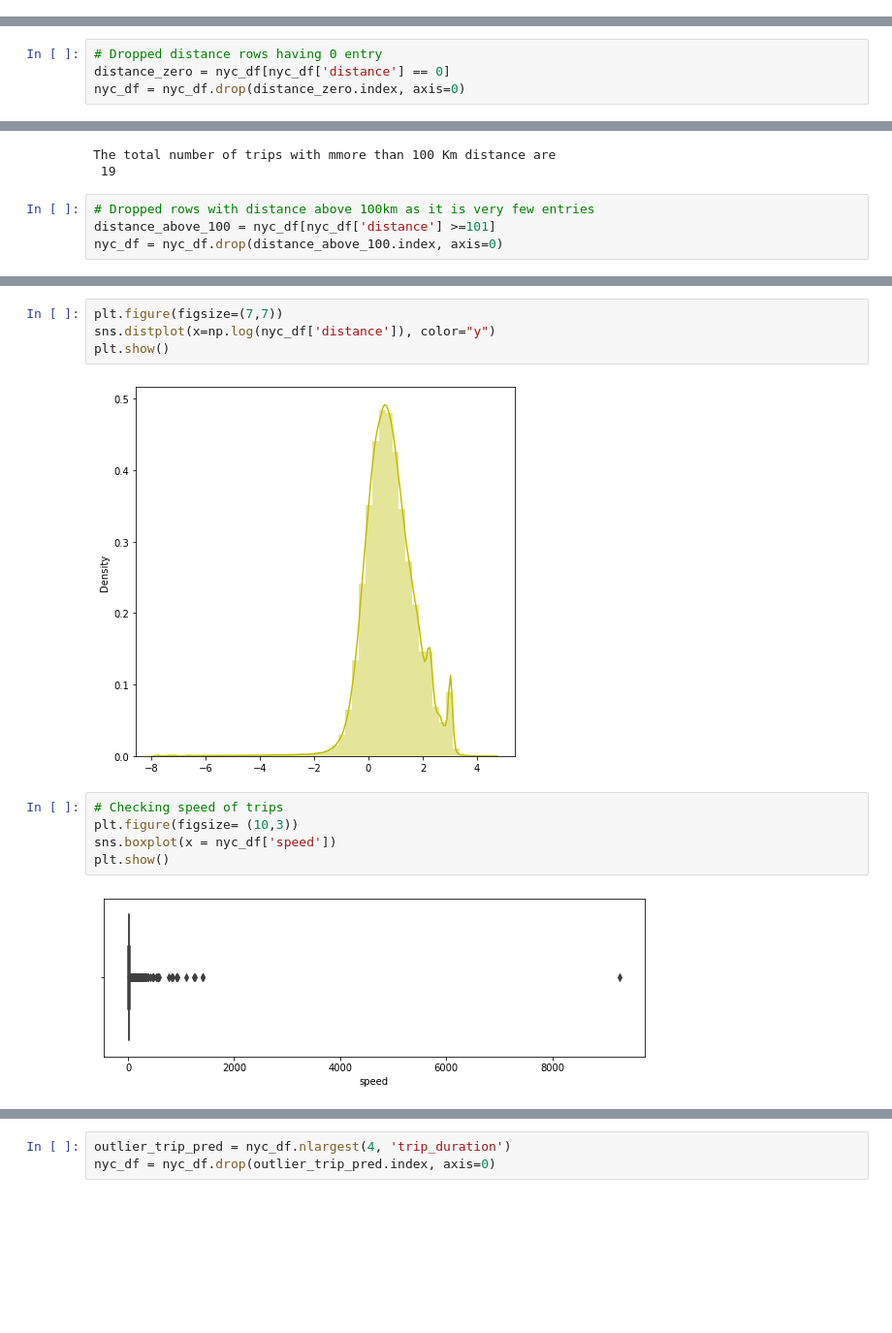
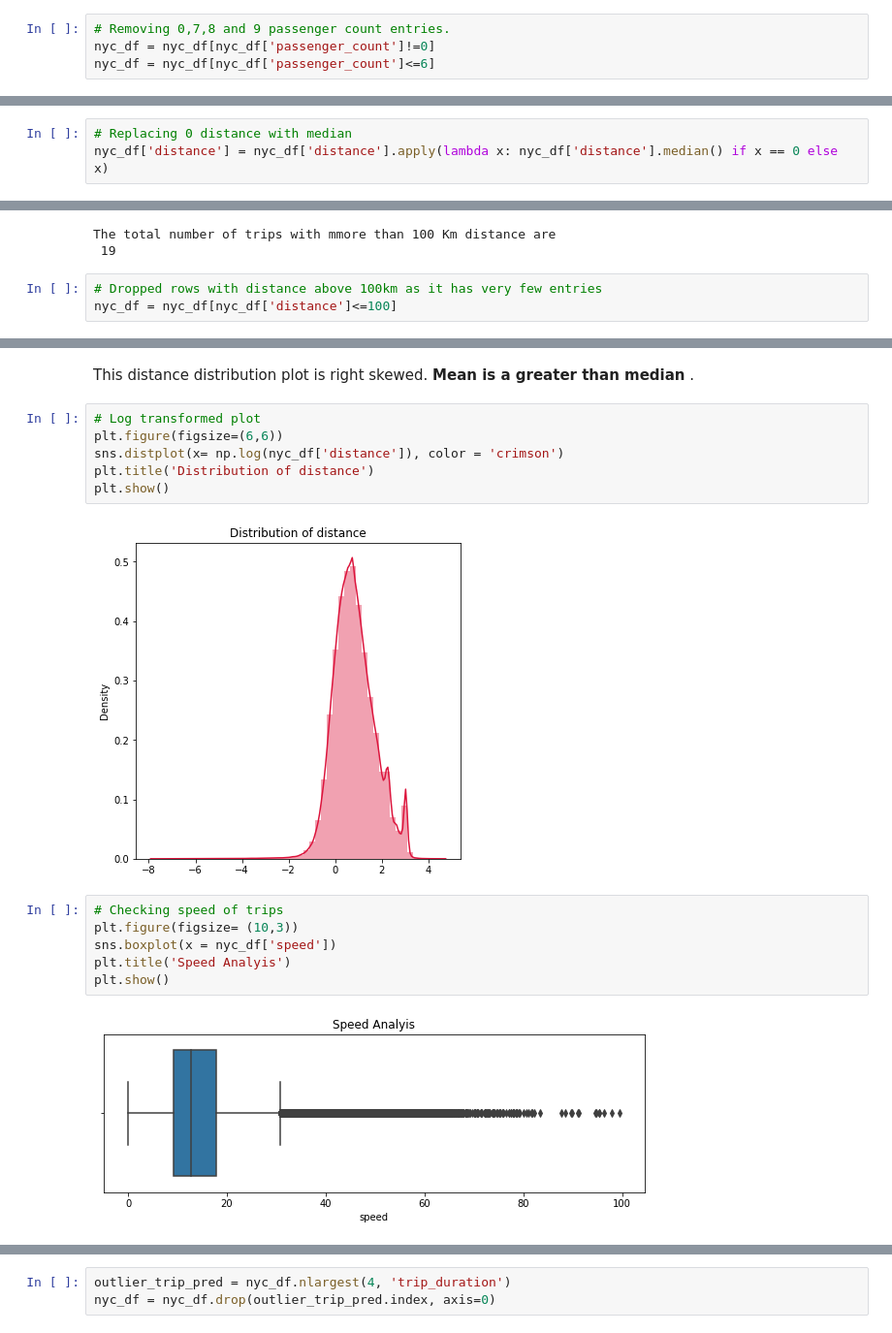
Before and after one commit to San13deep/NYC_Taxi_Trip_Prediction, a Jupyter notebook: NYC_Taxi_Trip_Time_Prediction_Capstone_Project.ipynb, the cells around one changed output, grey strips where cells are left out. Shown at 97% size. Cells and saved outputs as stored; diff of their text form; blank space fills up the shorter version.

```diff
--- a/NYC_Taxi_Trip_Time_Prediction_Capstone_Project.ipynb
+++ b/NYC_Taxi_Trip_Time_Prediction_Capstone_Project.ipynb
@@ -193 +242,5 @@ nyc_df['passenger_count'] = nyc_df['passenger_count'].map(lambda x:1 if x == 0 e
+# %%
+# Removing 0,7,8 and 9 passenger count entries.
+nyc_df = nyc_df[nyc_df['passenger_count']!=0]
+nyc_df = nyc_df[nyc_df['passenger_count']<=6]
 # %%
@@ -224,4 +280,0 @@ The ntotal number of trips with 0 Km distance are
-# %%
-# Dropped distance rows having 0 entry
-distance_zero = nyc_df[nyc_df['distance'] == 0]
-nyc_df = nyc_df.drop(distance_zero.index, axis=0)
@@ -228,3 +304,6 @@ nyc_df = nyc_df.drop(distance_zero.index, axis=0)
+# %%
+# Replacing 0 distance with median
+nyc_df['distance'] = nyc_df['distance'].apply(lambda x: nyc_df['distance'].median() if x == 0 else x)
 # %%
 distance_abv_100 = len(nyc_df[nyc_df['distance'] >= 100])
 print(f'The total number of trips with mmore than 100 Km distance are \n {distance_abv_100}')
@@ -232,6 +311,5 @@ print(f'The total number of trips with mmore than 100 Km distance are \n {distan
 The total number of trips with mmore than 100 Km distance are
  19
 # %%
-# Dropped rows with distance above 100km as it is very few entries
-distance_above_100 = nyc_df[nyc_df['distance'] >=101]
-nyc_df = nyc_df.drop(distance_above_100.index, axis=0)
+# Dropped rows with distance above 100km as it has very few entries
+nyc_df = nyc_df[nyc_df['distance']<=100]
@@ -258,16 +330,21 @@ The descriptive summary of a distance column tell us that avg trip distance is 3
+# %% [markdown]
+This distance distribution plot is right skewed. **Mean is a greater than median** .
 # %%
-plt.figure(figsize=(7,7))
-sns.distplot(x=np.log(nyc_df['distance']), color="y")
+# Log transformed plot
+plt.figure(figsize=(6,6))
+sns.distplot(x= np.log(nyc_df['distance']), color = 'crimson')
+plt.title('Distribution of distance')
 plt.show()
 # %% [output]
-[figure, old version]
+[figure, new version]
 # %%
 # Checking speed of trips
 plt.figure(figsize= (10,3))
 sns.boxplot(x = nyc_df['speed'])
+plt.title('Speed Analyis')
 plt.show()
 # %% [output]
-[figure, old version]
+[figure, new version]
 # %%
 # Lets see the average speed of a trip
 nyc_df['speed'].mean()
```
Also changed, not shown: parts of 98 cells of this notebook.
